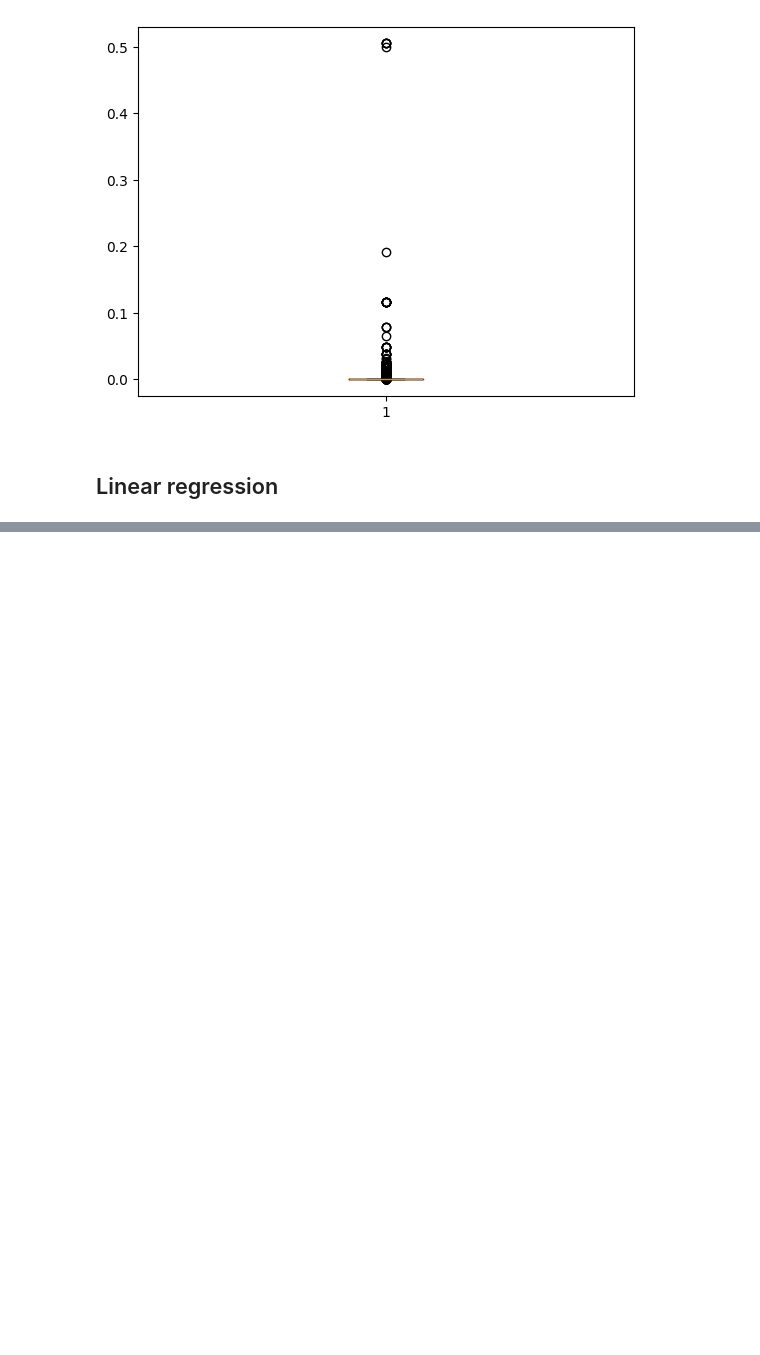
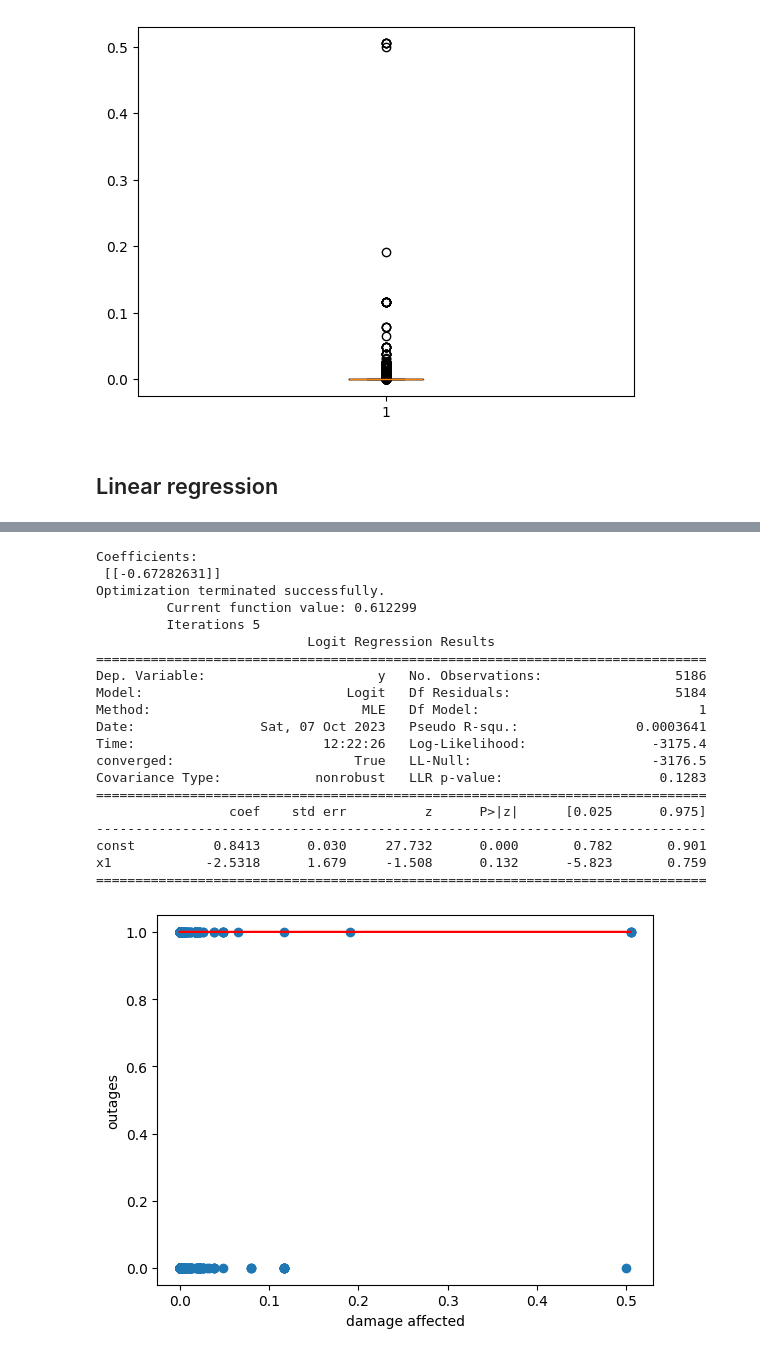
Before and after one commit to cetceeve/StormCloud, a Jupyter notebook: notebooks/linear_regr.ipynb, the cells around one changed output, grey strips where cells are left out. Cells and saved outputs as stored; diff of their text form; code cells hidden in the pictures; blank space fills up the shorter version.

```diff
--- a/notebooks/linear_regr.ipynb
+++ b/notebooks/linear_regr.ipynb
@@ -245,0 +222,53 @@ Notes:
+# %%
+import numpy as np
+import matplotlib.pyplot as plt
+from sklearn import linear_model
+import statsmodels.api as sm
+
+df.loc[df['cont_dependent'] <= 0.05, 'binary_dependent'] = 0
+df.loc[df['cont_dependent'] > 0.05, 'binary_dependent'] = 1
+
+# plot the data
+plt.scatter(df["cont_independent"], df["binary_dependent"], )
+plt.xlabel("damage affected")
+plt.ylabel("outages")
+# plt.savefig("outages_weather_scatter.png")
+
+
+# model using linear regression
+X = df["cont_independent"].to_numpy().reshape(-1, 1)
+Y = df["binary_dependent"].to_numpy()
+reg = linear_model.LogisticRegression()
+reg.fit(X, Y)
+print("Coefficients: \n", reg.coef_)
+
+predicted_Y = reg.predict(X)
+
+plt.plot(X, predicted_Y, color="red")
+
+
+X = sm.add_constant(X) # add const to allow for constant offset of gradient
+stats_results = sm.Logit(Y, X).fit()
+print(stats_results.summary())
+# %% [output]
+Coefficients:
+ [[-0.67282631]]
+Optimization terminated successfully.
+         Current function value: 0.612299
+         Iterations 5
+                           Logit Regression Results
+==============================================================================
+Dep. Variable:                      y   No. Observations:                 5186
+Model:                          Logit   Df Residuals:                     5184
+Method:                           MLE   Df Model:                            1
+Date:                Sat, 07 Oct 2023   Pseudo R-squ.:               0.0003641
+Time:                        12:22:26   Log-Likelihood:                -3175.4
+converged:                       True   LL-Null:                       -3176.5
+Covariance Type:            nonrobust   LLR p-value:                    0.1283
+==============================================================================
+                 coef    std err          z      P>|z|      [0.025      0.975]
+------------------------------------------------------------------------------
+const          0.8413      0.030     27.732      0.000       0.782       0.901
+x1            -2.5318      1.679     -1.508      0.132      -5.823       0.759
+==============================================================================
+[figure, added]
```
Also changed, not shown: parts of 4 cells of this notebook.
